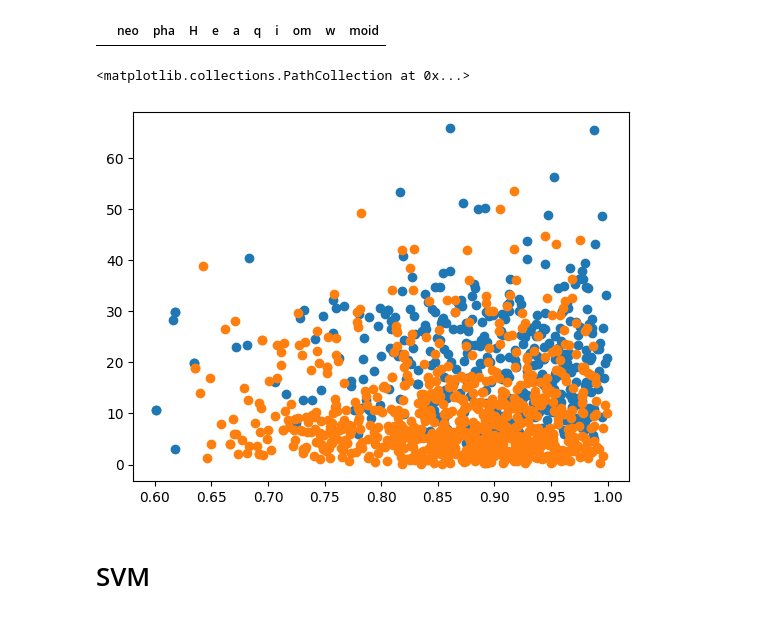
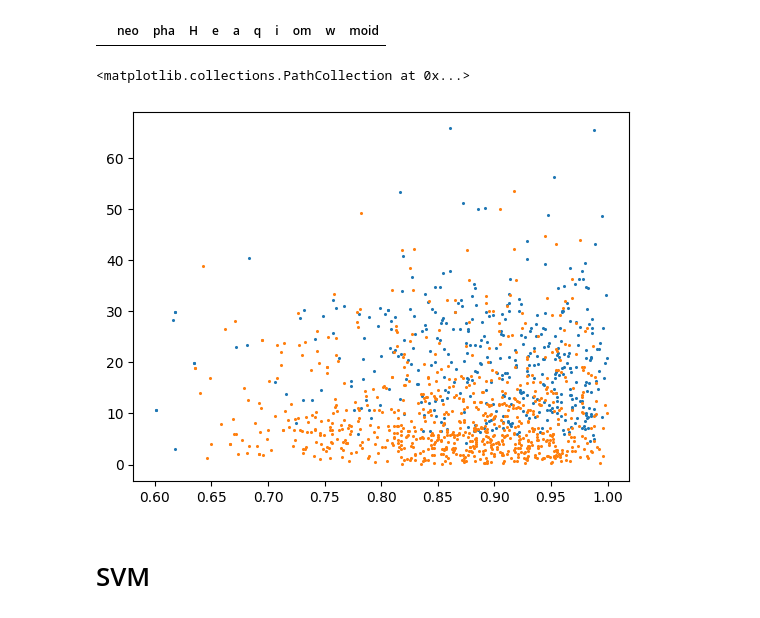
Before and after one commit to DoItNowokay/Project, a Jupyter notebook: domain2.ipynb, the cells around one changed output. Drawn from its saved outputs; the diff is of its cells as text; code cells hidden in the pictures.

Commit message:
graph modified

```diff
--- a/domain2.ipynb
+++ b/domain2.ipynb
@@ -132,11 +132,11 @@ nohaz_gen_atiras_atens[nohaz_gen_atiras_atens['a']>100]
 # %% [output]
 |  | neo | pha | H | e | a | q | i | om | w | moid |
 # %%
-plt.scatter(np.array(nohaz_gen_atiras_atens.loc[nohaz_gen_atiras_atens['a']>-100]['a']),np.array(nohaz_gen_atiras_atens.loc[nohaz_gen_atiras_atens['a']>-100]['i']))
-plt.scatter(np.array(haz_gen_atiras_atens[haz_gen_atiras_atens['a']>-100]['a']),np.array(haz_gen_atiras_atens[haz_gen_atiras_atens['a']>-100]['i']))
+plt.scatter(np.array(nohaz_gen_atiras_atens.loc[nohaz_gen_atiras_atens['a']>-100]['a']),np.array(nohaz_gen_atiras_atens.loc[nohaz_gen_atiras_atens['a']>-100]['i']),s=1.5)
+plt.scatter(np.array(haz_gen_atiras_atens[haz_gen_atiras_atens['a']>-100]['a']),np.array(haz_gen_atiras_atens[haz_gen_atiras_atens['a']>-100]['i']),s=1.5)
 # %% [output]
 <matplotlib.collections.PathCollection at 0x...>
-[figure, old version]
+[figure, new version]
 # %%
 pd.options.mode.chained_assignment = None
 norm_haz_gen_atiras_atens=normalize_data(haz_gen_atiras_atens,columns=['w','a','i'])
```
Also changed, not shown: parts of 1 cell of this notebook.
